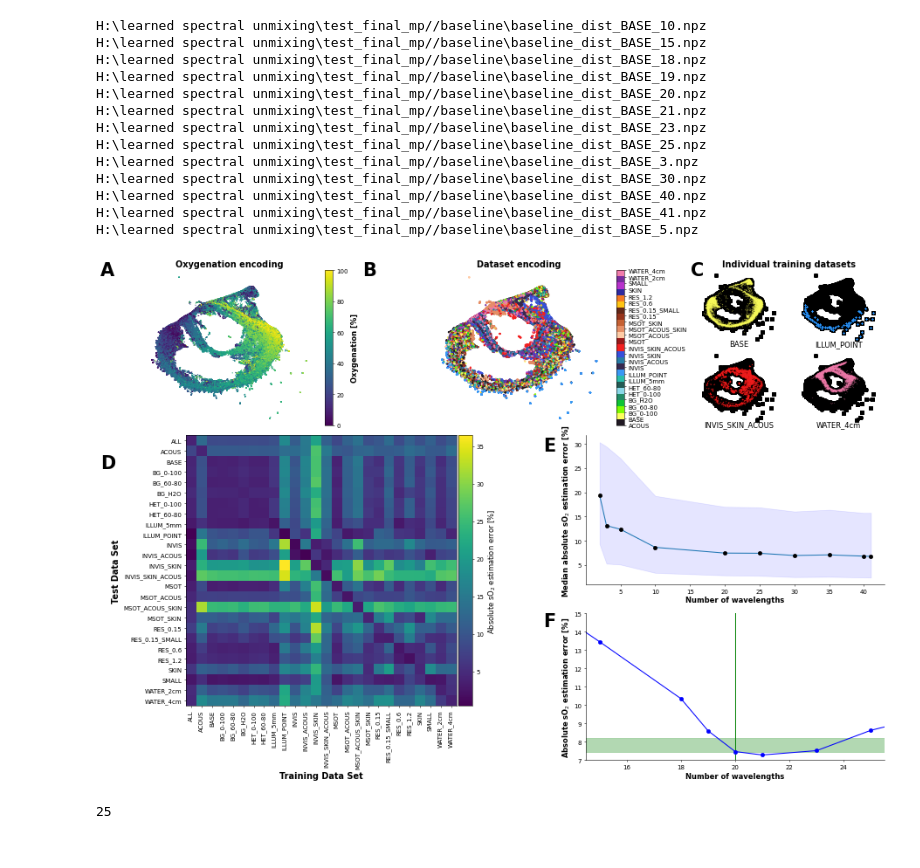
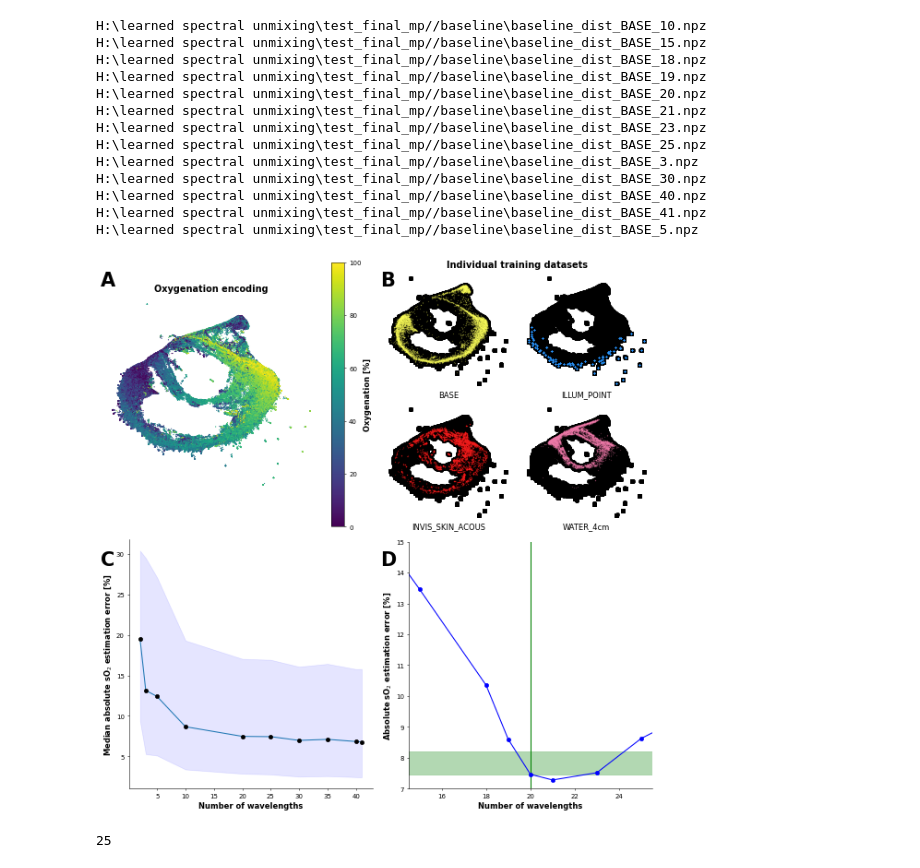
Before and after one commit to jgroehl/LearnedSpectralUnmixing, a Jupyter notebook: testing/UMAP_projection.ipynb, the cells around one changed output. Cells and saved outputs as stored; diff of their text form; code cells hidden in the pictures.

Commit message:
implement a first pass of Sarah's feedback to the figures.

```diff
--- a/testing/UMAP_projection.ipynb
+++ b/testing/UMAP_projection.ipynb
@@ -185,15 +185,15 @@ H:\learned spectral unmixing\test_final_mp//baseline\baseline_dist_BASE_41.npz
 H:\learned spectral unmixing\test_final_mp//baseline\baseline_dist_BASE_5.npz
 # %%
 import matplotlib.gridspec as gridspec
-fig = plt.figure(figsize=(18, 12), layout="constrained", dpi=50)
+fig = plt.figure(figsize=(12, 12), layout="constrained", dpi=50)
 # plt.suptitle('UMAP projection of all datasets with semantic encoding', fontsize=14, fontweight="bold")
 
-GridSpec = gridspec.GridSpec(ncols=12, nrows=3, figure=fig)
+GridSpec = gridspec.GridSpec(ncols=2, nrows=2, figure=fig)
 
 # colors = [COLOURS[int(i)] for i in all_ds_idx[random_idx]]
 cmap = LinearSegmentedColormap.from_list("test", COLOURS[:25], N=n_datasets)
 
-subfigure_2= fig.add_subfigure(GridSpec[0,0:4])
+subfigure_2= fig.add_subfigure(GridSpec[0,0])
 subfigure_2.text(0, 0.90, "A", size=30, weight='bold')
 subplots_2= subfigure_2.subplots(1, 1)
 subplots_2.set_title("Oxygenation encoding", fontweight="bold", fontsize=14)
@@ -212,29 +212,29 @@ subplots_2.axis("off")
 subplots_2.set_aspect('equal')
 
 
-subfigure_1= fig.add_subfigure(GridSpec[0,4:9])
-subfigure_1.text(0, 0.90, "B", size=30, weight='bold')
-subplots_1= subfigure_1.subplots(1, 1)
-subplots_1.set_title("Dataset encoding", fontweight="bold", fontsize=14)
-dat = subplots_1.scatter(
-    embedding[:, 0][:50000],
-    embedding[:, 1][:50000],
-    c=all_ds_idx[random_idx][:50000],
-    s=5,
-    alpha=1,
-    cmap=cmap)
-cbar1 = plt.colorbar(dat)
-cbar1.set_ticks(np.linspace(0, n_datasets-1, 25))
-cbar1.set_ticklabels(datasets)
-# subplots_1.set_ylim(-7, 15)
-# subplots_1.set_xlim(-11, 16)
-subplots_1.axis("off")
-subplots_1.set_aspect('equal')
+# subfigure_1= fig.add_subfigure(GridSpec[0,4:9])
+# subfigure_1.text(0, 0.90, "B", size=30, weight='bold')
+# subplots_1= subfigure_1.subplots(1, 1)
+# subplots_1.set_title("Dataset encoding", fontweight="bold", fontsize=14)
+# dat = subplots_1.scatter(
+#     embedding[:, 0][:50000],
+#     embedding[:, 1][:50000],
+#     c=all_ds_idx[random_idx][:50000],
+#     s=5,
+#     alpha=1,
+#     cmap=cmap)
+# cbar1 = plt.colorbar(dat)
+# cbar1.set_ticks(np.linspace(0, n_datasets-1, 25))
+# cbar1.set_ticklabels(datasets)
+# # subplots_1.set_ylim(-7, 15)
+# # subplots_1.set_xlim(-11, 16)
+# subplots_1.axis("off")
+# subplots_1.set_aspect('equal')
 
-subfigure_1= fig.add_subfigure(GridSpec[0,9:12])
+subfigure_1= fig.add_subfigure(GridSpec[0,1])
 ((ax0, ax1), (ax2, ax3)) = subfigure_1.subplots(2, 2)
 subfigure_1.suptitle("Individual training datasets", fontweight="bold", fontsize=14)
-subfigure_1.text(0, 0.90, "C", size=30, weight='bold')
+subfigure_1.text(0, 0.90, "B", size=30, weight='bold')
 
 def plot_for_index(axis, index):
 
@@ -258,52 +258,52 @@ plot_for_index(ax1, 8)
 plot_for_index(ax2, 12)
 plot_for_index(ax3, 24)
 
-subfigure_3 = fig.add_subfigure(GridSpec[1:3,0:7])
-subfigure_3.text(0, 0.90, "D", size=30, weight='bold')
+# subfigure_3 = fig.add_subfigure(GridSpec[1:3,0:7])
+# subfigure_3.text(0, 0.90, "D", size=30, weight='bold')
 
-ax0 = subfigure_3.subplots(1, 1)
-im = ax0.imshow(all_results_heatmap * 100)
-ax0.set_yticks(np.arange(len(indices)), np.asarray(ALL_MODELS)[indices])
-ax0.set_xticks(np.arange(len(indices)), np.asarray(ALL_MODELS)[indices], rotation=90)
-ax0.set_xlabel("Training Data Set", fontweight="bold", fontsize=14)
-ax0.set_ylabel("Test Data Set", fontweight="bold", fontsize=14)
-divider = make_axes_locatable(ax0)
-cax = divider.append_axes('right', size='5%', pad=0.05)
-cbar = f.colorbar(im, cax=cax, orientation='vertical')
-cbar.set_label("Absolute sO$_2$ estimation error [%]", fontsize=12)
+# ax0 = subfigure_3.subplots(1, 1)
+# im = ax0.imshow(all_results_heatmap * 100)
+# ax0.set_yticks(np.arange(len(indices)), np.asarray(ALL_MODELS)[indices])
+# ax0.set_xticks(np.arange(len(indices)), np.asarray(ALL_MODELS)[indices], rotation=90)
+# ax0.set_xlabel("Training Data Set", fontweight="bold", fontsize=14)
+# ax0.set_ylabel("Test Data Set", fontweight="bold", fontsize=14)
+# divider = make_axes_locatable(ax0)
+# cax = divider.append_axes('right', size='5%', pad=0.05)
+# cbar = f.colorbar(im, cax=cax, orientation='vertical')
+# cbar.set_label("Absolute sO$_2$ estimation error [%]", fontsize=12)
 
-subfigure_4 = fig.add_subfigure(GridSpec[1:2,7:])
-subfigure_4.text(-0.05, 0.90, "E", size=30, weight='bold')
+subfigure_4 = fig.add_subfigure(GridSpec[1,0])
+subfigure_4.text(0, 0.90, "C", size=30, weight='bold')
 ax0 = subfigure_4.subplots(1, 1)
 ax0.errorbar(wls, median_results)
 ax0.plot(wls, median_results, "o", c="black", zorder=5)
 ax0.spines.right.set_visible(False)
 ax0.spines.top.set_visible(False)
 ax0.fill_between(wls, perc025, perc075, color="blue", alpha=0.1)
 ax0.set_ylabel("Median absolute sO$_2$ estimation error [%]", fontweight="bold", fontsize=12)
 ax0.set_xlabel("Number of wavelengths", fontweight="bold", fontsize=12)
 
 
-subfigure_5 = fig.add_subfigure(GridSpec[2:3,7:])
-subfigure_5.text(-0.05, 0.90, "F", size=30, weight='bold')
+subfigure_5 = fig.add_subfigure(GridSpec[1,1])
+subfigure_5.text(0, 0.90, "D", size=30, weight='bold')
 ax0 = subfigure_5.subplots(1, 1)
 
 ax0.plot(dist_wls, dist_median_results, c="blue")
 ax0.plot(dist_wls, dist_median_results, "o", c="blue", zorder=5)
 ax0.spines.right.set_visible(False)
 ax0.spines.top.set_visible(False)
 ax0.vlines(20, 5, 30, color="green")
 ax0.fill_betweenx([dist_median_results[6], dist_median_results[6]+0.75], 2, 41, color="green", alpha=0.3)
 ax0.set_ylabel("Absolute sO$_2$ estimation error [%]", fontweight="bold", fontsize=12)
 ax0.set_xlabel("Number of wavelengths", fontweight="bold", fontsize=12)
 ax0.set_ylim(7, 15)
 ax0.set_xlim(14.5, 25.5)
 
 plt.savefig("umap_projection.png", dpi=600)
 plt.show()
 plt.close()
 # %% [output]
-[figure, old version]
+[figure, new version]
 # %%
 len(np.unique(all_ds_idx))
 # %% [output]
```
Also changed, not shown: 14 other files.
